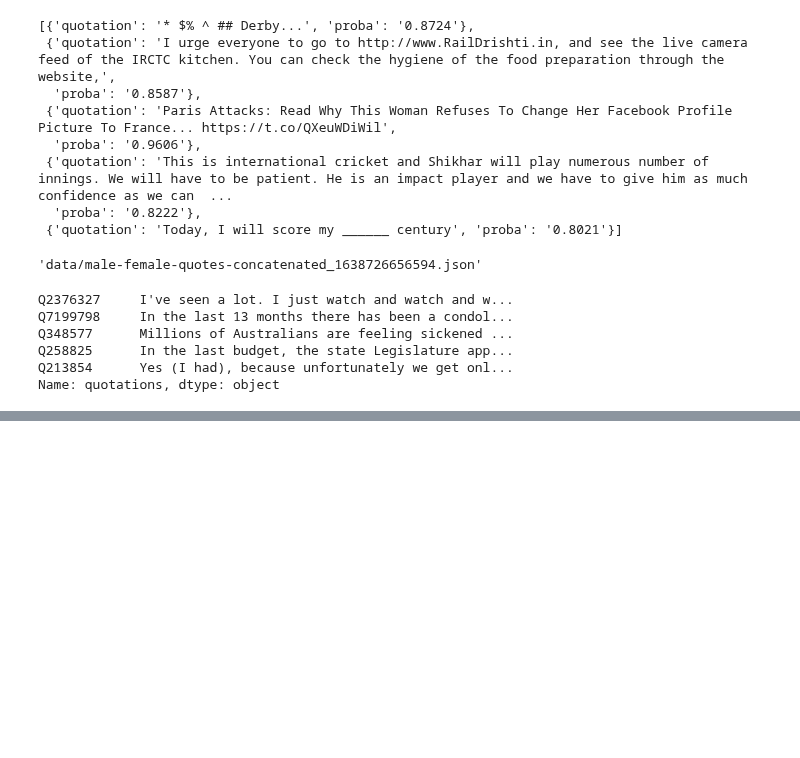
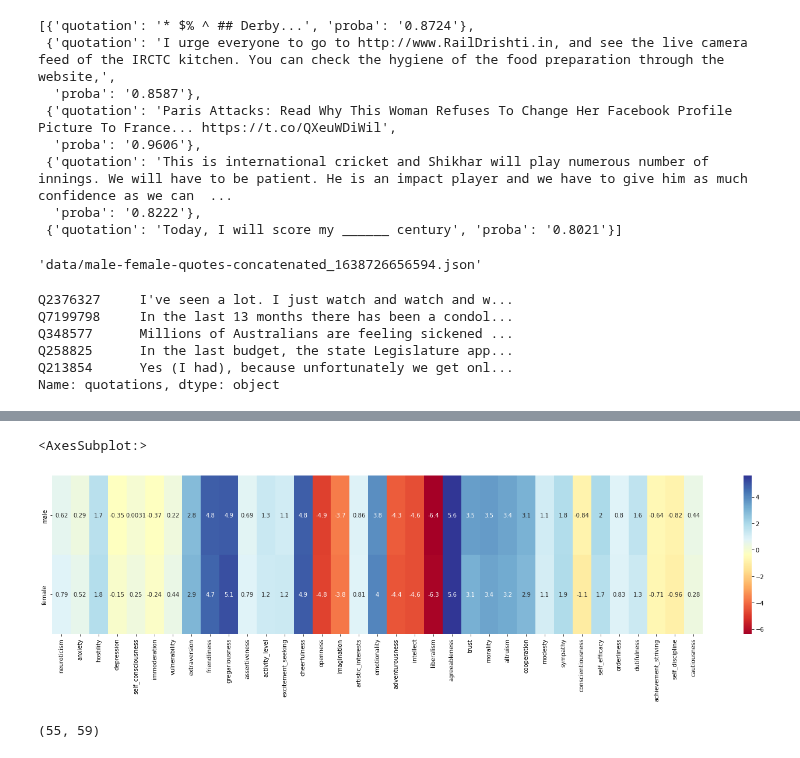
Before and after one commit to epfl-ada/ada-2021-project-madry, a Jupyter notebook: gender.ipynb, the cells around one changed output, grey strips where cells are left out. Drawn from its saved outputs; the diff is of its cells as text; code cells hidden in the pictures; blank space fills up the shorter version.

```diff
--- a/gender.ipynb
+++ b/gender.ipynb
@@ -194,0 +195,3 @@ female_speakers_df[['id', 'quotations']].to_csv('data/female_quotations.csv', in
+# %%
+male_quotes_liwc = pd.read_csv('data/male_quotes_liwc.csv')
+female_quotes_liwc = pd.read_csv('data/female_quotes_liwc.csv')
@@ -194,0 +208,3 @@ female_speakers_df[['id', 'quotations']].to_csv('data/female_quotations.csv', in
+# %%
+males_personality = predict_personality(male_quotes_liwc)
+females_personality = predict_personality(female_quotes_liwc)
@@ -194,0 +227,3 @@ female_speakers_df[['id', 'quotations']].to_csv('data/female_quotations.csv', in
+# %%
+overall_male_personality = males_personality.median(axis=0)
+overall_female_personality = females_personality.median(axis=0)
@@ -194,0 +250,2 @@ female_speakers_df[['id', 'quotations']].to_csv('data/female_quotations.csv', in
+# %%
+overall_personality = pd.DataFrame([overall_male_personality, overall_female_personality], index=['male', 'female'])
@@ -194,0 +272,9 @@ female_speakers_df[['id', 'quotations']].to_csv('data/female_quotations.csv', in
+# %%
+import seaborn as sns
+import matplotlib.pyplot as plt
+
+fig, ax = plt.subplots(figsize=(25,5))
+sns.heatmap(overall_personality, ax=ax, annot=True, cmap='RdYlBu')
+# %% [output]
+<AxesSubplot:>
+[figure, added]
@@ -194,0 +285,4 @@ female_speakers_df[['id', 'quotations']].to_csv('data/female_quotations.csv', in
+# %%
+len(male_politicians_df), len(female_politicians_df)
+# %% [output]
+(55, 59)
```
Also changed, not shown: parts of 22 cells of this notebook.
